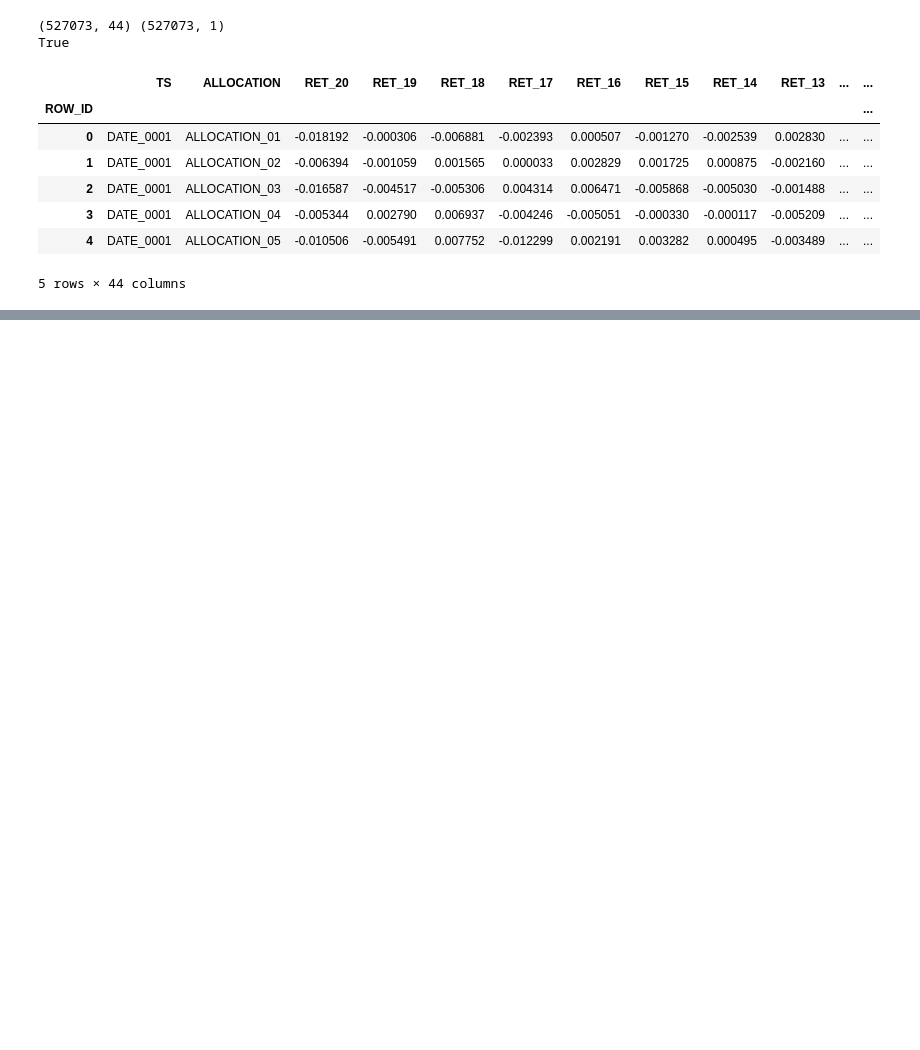
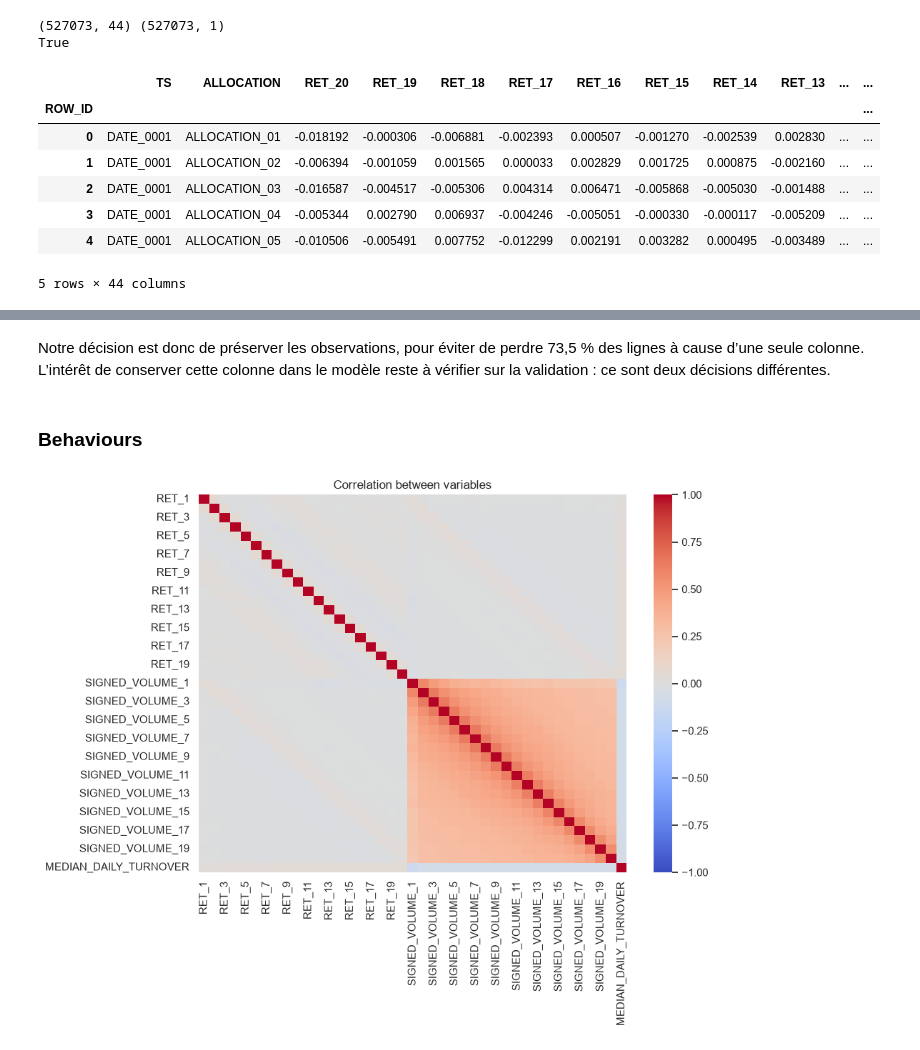
Before and after one commit to reavaquant/qrt-aapf, a Jupyter notebook: notebooks/00_eda.ipynb, the cells around one changed output, grey strips where cells are left out. Drawn from its saved outputs; the diff is of its cells as text; code cells hidden in the pictures; blank space fills up the shorter version.

```diff
--- a/notebooks/00_eda.ipynb
+++ b/notebooks/00_eda.ipynb
@@ -28,0 +86,18 @@ X_train.head()
+# %%
+ret_cat = ["RET_{i}".format(i=i) for i in range(1, 21)]
+sign_volume_cat = ["SIGNED_VOLUME_{i}".format(i=i) for i in range(1, 21)]
+turnover_cat = ["MEDIAN_DAILY_TURNOVER"]
+
+diag = dict()
+for col in ret_cat + sign_volume_cat + turnover_cat:
+    diag[col] = dict()
+    diag[col]["missing_pct"] = X_train[col].isna().sum() / len(X_train) * 100
+    diag[col]["mean"] = X_train[col].mean()
+    diag[col]["std"] = X_train[col].std()
+    diag[col]["min"] = X_train[col].min()
+    diag[col]["p01"] = X_train[col].quantile(0.01)
+    diag[col]["median"] = X_train[col].median()
+    diag[col]["p99"] = X_train[col].quantile(0.99)
+    diag[col]["max"] = X_train[col].max()
+
+pd.DataFrame(diag).T
@@ -28,0 +200,14 @@ X_train.head()
+# %% [markdown]
+Notre décision est donc de préserver les observations, pour éviter de perdre 73,5 % des lignes à cause d’une seule colonne. L’intérêt de conserver cette colonne dans le modèle reste à vérifier sur la validation : ce sont deux décisions différentes.
+# %% [markdown]
+### Behaviours
+# %%
+columns = ret_cat + sign_volume_cat + turnover_cat
+
+plt.figure(figsize=(10, 8))
+sns.heatmap(X_train[columns].corr(), cmap="coolwarm", vmin=-1, vmax=1, center=0)
+plt.title("Correlation between variables")
+plt.tight_layout()
+plt.show()
+# %% [output]
+[figure, added]
```
Also changed, not shown: parts of 16 cells of this notebook.
